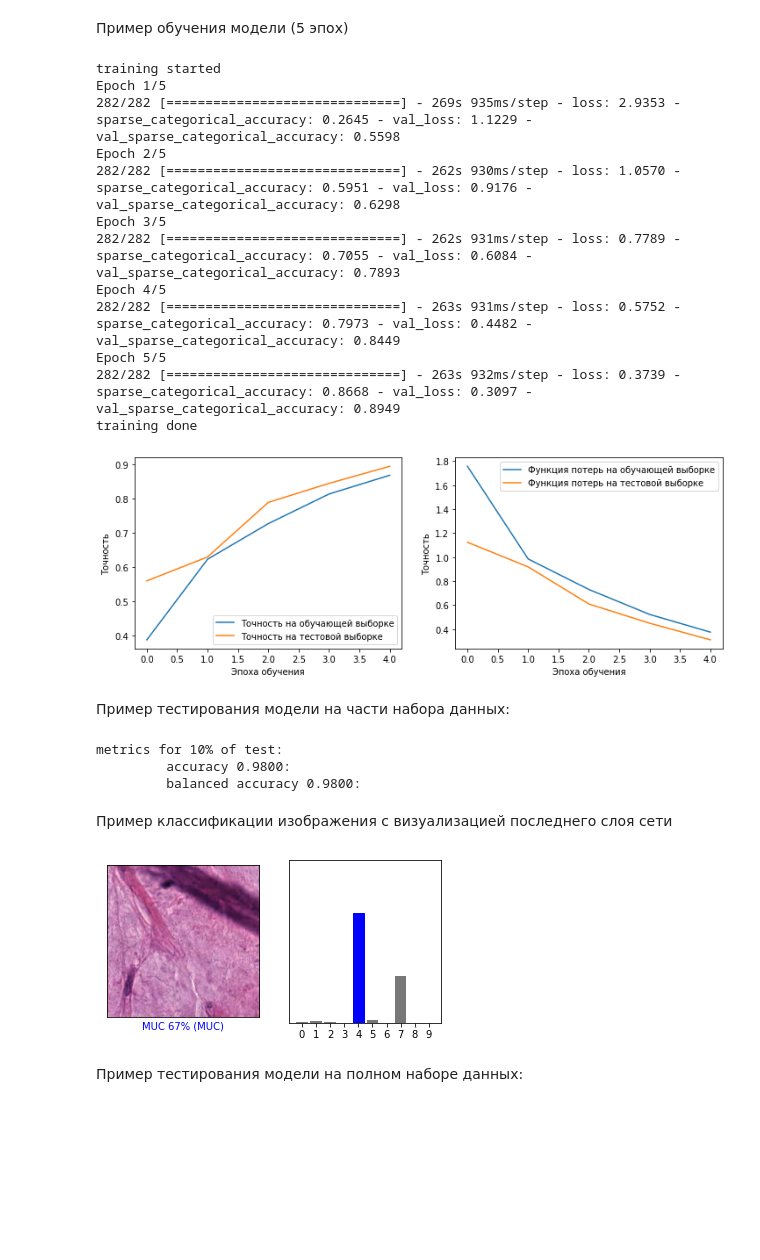
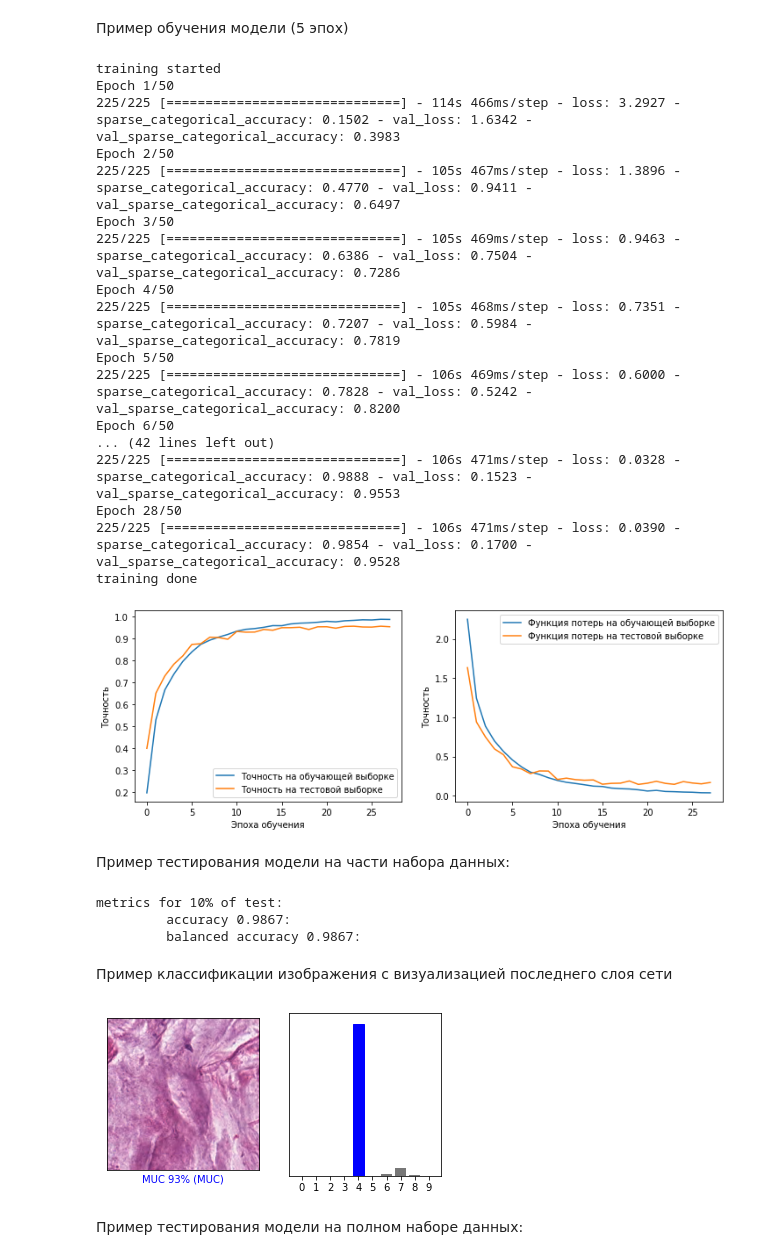
Before and after one commit to ArtemVeshkin/CMC_Image_Processing, a Jupyter notebook: NeuralNetworks/Task_1/problem_1.ipynb, the cells around one changed output. Drawn from its saved outputs; the diff is of its cells as text; code cells hidden in the pictures; blank space fills up the shorter version.

Commit message:
Added validation split

```diff
--- a/NeuralNetworks/Task_1/problem_1.ipynb
+++ b/NeuralNetworks/Task_1/problem_1.ipynb
@@ -191,7 +194,7 @@ class Model:
         if p.exists():
             self.model = models.load_model(p)
 
-    def train(self, dataset: Dataset, validation: Dataset):
+    def train(self, dataset: Dataset):
         # Сломалось в последние дни, пока не получилось починить
         #
         # checkpoint_path = 'training/model.{epoch:02d}.h5'
@@ -204,19 +207,21 @@ class Model:
         # LBL1
         # --Остановка обучения при потере точности на валидационной выборке--
         early_stopping_callback = callbacks.EarlyStopping(monitor='val_sparse_categorical_accuracy',
-                                                          patience=2)
+                                                          patience=4)
 
         print(f'training started')
 
         # LBL2
-        # --Автоматическое тестирование на тестовом наборе данных после каждой эпохи обучения--
+        # --Валидация на части обучающей выборки в процессе обучения--
         # --Вывод метрик в процессе обучения--
-        self.history = self.model.fit(dataset.images,
-                                      dataset.labels,
+        x_train, x_val, y_train, y_val = train_test_split(dataset.images, dataset.labels, test_size=0.2, random_state=1)
+
+        self.history = self.model.fit(x_train,
+                                      y_train,
                                       batch_size=64,
-                                      epochs=5,
-                                      validation_data=(validation.images,
-                                                       validation.labels),
+                                      epochs=50,
+                                      validation_data=(x_val,
+                                                       y_val),
                                       shuffle=True,
                                       verbose=1,
                                       callbacks=[early_stopping_callback])
@@ -416,24 +421,29 @@ Done. Dataset test consists of 4500 images.
 # %%
 model = Model()
 if not EVALUATE_ONLY:
-    model.train(d_train, d_test)
-    model.save('models/model_6.h5')
+    model.train(d_train)
+    model.save('models/model_best.h5')
 else:
-    model.load('models/model_6.h5')
+    model.load('models/model_best.h5')
 # %% [output]
 training started
-Epoch 1/5
-282/282 [==============================] - 269s 935ms/step - loss: 2.9353 - sparse_categorical_accuracy: 0.2645 - val_loss: 1.1229 - val_sparse_categorical_accuracy: 0.5598
-Epoch 2/5
-282/282 [==============================] - 262s 930ms/step - loss: 1.0570 - sparse_categorical_accuracy: 0.5951 - val_loss: 0.9176 - val_sparse_categorical_accuracy: 0.6298
-Epoch 3/5
-282/282 [==============================] - 262s 931ms/step - loss: 0.7789 - sparse_categorical_accuracy: 0.7055 - val_loss: 0.6084 - val_sparse_categorical_accuracy: 0.7893
-Epoch 4/5
-282/282 [==============================] - 263s 931ms/step - loss: 0.5752 - sparse_categorical_accuracy: 0.7973 - val_loss: 0.4482 - val_sparse_categorical_accuracy: 0.8449
-Epoch 5/5
-282/282 [==============================] - 263s 932ms/step - loss: 0.3739 - sparse_categorical_accuracy: 0.8668 - val_loss: 0.3097 - val_sparse_categorical_accuracy: 0.8949
+Epoch 1/50
+225/225 [==============================] - 114s 466ms/step - loss: 3.2927 - sparse_categorical_accuracy: 0.1502 - val_loss: 1.6342 - val_sparse_categorical_accuracy: 0.3983
+Epoch 2/50
+225/225 [==============================] - 105s 467ms/step - loss: 1.3896 - sparse_categorical_accuracy: 0.4770 - val_loss: 0.9411 - val_sparse_categorical_accuracy: 0.6497
+Epoch 3/50
+225/225 [==============================] - 105s 469ms/step - loss: 0.9463 - sparse_categorical_accuracy: 0.6386 - val_loss: 0.7504 - val_sparse_categorical_accuracy: 0.7286
+Epoch 4/50
+225/225 [==============================] - 105s 468ms/step - loss: 0.7351 - sparse_categorical_accuracy: 0.7207 - val_loss: 0.5984 - val_sparse_categorical_accuracy: 0.7819
+Epoch 5/50
+225/225 [==============================] - 106s 469ms/step - loss: 0.6000 - sparse_categorical_accuracy: 0.7828 - val_loss: 0.5242 - val_sparse_categorical_accuracy: 0.8200
+Epoch 6/50
+... (42 lines left out)
+225/225 [==============================] - 106s 471ms/step - loss: 0.0328 - sparse_categorical_accuracy: 0.9888 - val_loss: 0.1523 - val_sparse_categorical_accuracy: 0.9553
+Epoch 28/50
+225/225 [==============================] - 106s 471ms/step - loss: 0.0390 - sparse_categorical_accuracy: 0.9854 - val_loss: 0.1700 - val_sparse_categorical_accuracy: 0.9528
 training done
-[figure, old version]
+[figure, new version]
 # %% [markdown]
 Пример тестирования модели на части набора данных:
 # %%
@@ -445,8 +455,8 @@ pred_1 = model.test_on_dataset(d_test, limit=0.1)
 Metrics.print_all(d_test.labels[:len(pred_1)], pred_1, '10% of test')
 # %% [output]
 metrics for 10% of test:
-         accuracy 0.9800:
-         balanced accuracy 0.9800:
+         accuracy 0.9867:
+         balanced accuracy 0.9867:
 # %% [markdown]
 Пример классификации изображения с визуализацией последнего слоя сети
 # %%
@@ -457,7 +467,7 @@ img, lbl = d_test.random_image_with_label()
 
 model.plot_prediction(lbl, img)
 # %% [output]
-[figure, old version]
+[figure, new version]
 # %% [markdown]
 Пример тестирования модели на полном наборе данных:
 # %%
```
Also changed, not shown: parts of 7 cells of this notebook, 2 other files.
